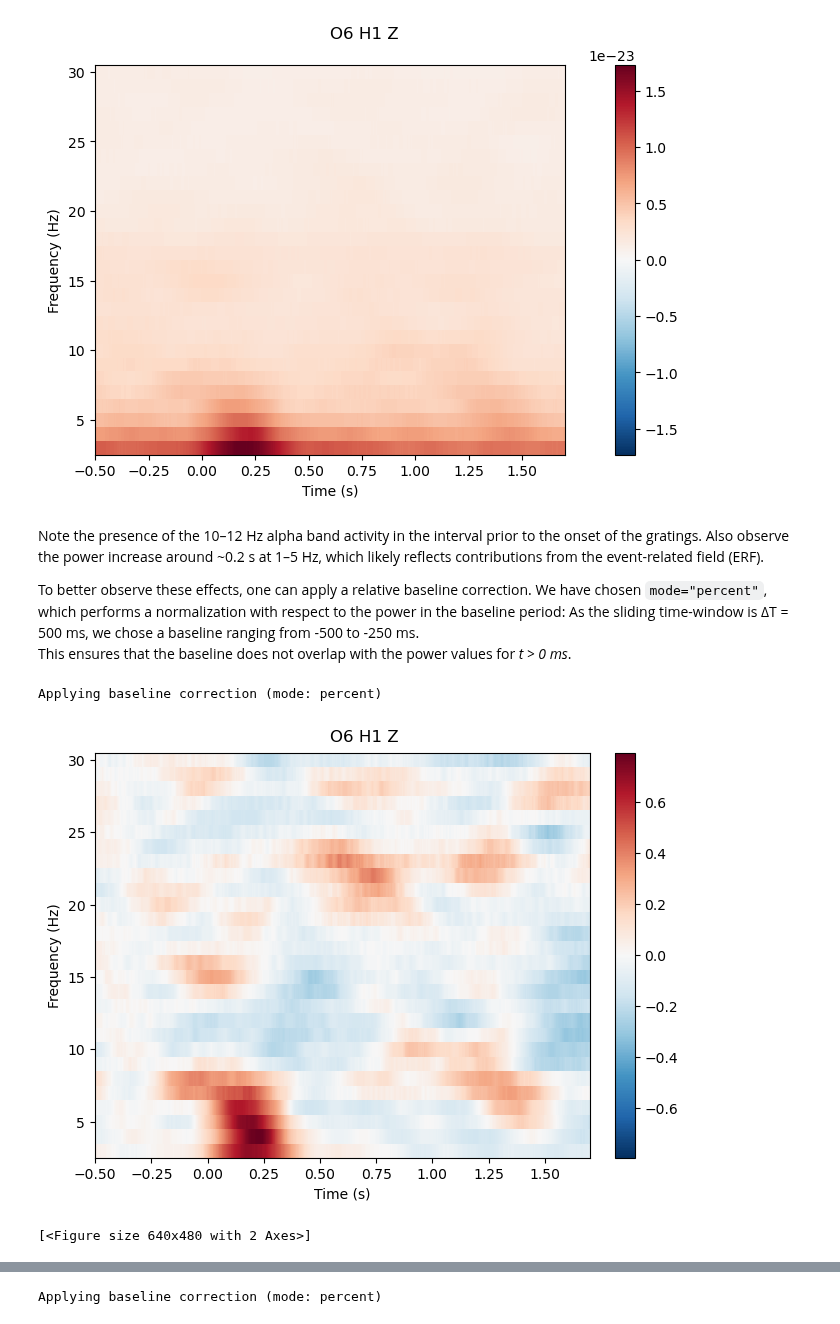
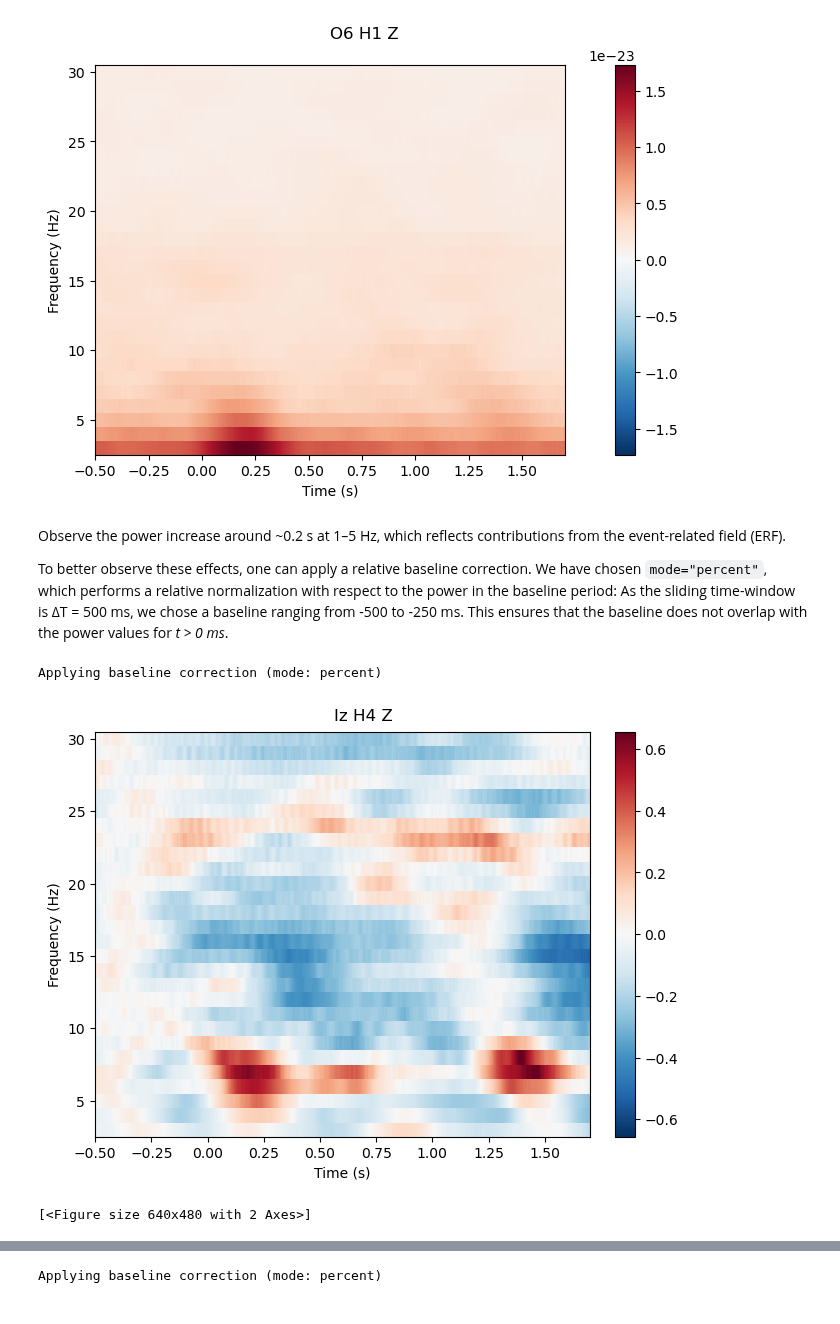
Before and after one commit to laurabpaulsen/Cerca, a Jupyter notebook: Time_Frequency.ipynb, the cells around one changed output, grey strips where cells are left out. Drawn from its saved outputs; the diff is of its cells as text; code cells hidden in the pictures.

```diff
--- a/Time_Frequency.ipynb
+++ b/Time_Frequency.ipynb
@@ -38,7 +42,8 @@ meg_suffix = 'meg'
 epo_suffix = 'epo'
 
 #data_path='C:/Users/rakshita/Documents/Cerca_raw_files'
-data_path = '/Users/o.jensen@bham.ac.uk/Library/CloudStorage/Dropbox/FLUX/OPM-Oxf/fif'
+data_path = '/Users/o.jensen@bham.ac.uk/Data/CercaOxf/fif'
+
 
 bids_root = op.join(data_path, "Cerca_Spatt_BIDS")
 deriv_root = op.join(bids_root, "derivatives/analysis")
@@ -151,21 +156,20 @@ tfr_slowL.plot(
 No baseline correction applied
 [figure]
 # %% [markdown]
-Note the presence of the 10–12 Hz alpha band activity in the interval prior to the onset of the gratings. Also observe the power increase around ~0.2 s at 1–5 Hz, which likely reflects contributions from the event-related field (ERF).
+Observe the power increase around ~0.2 s at 1–5 Hz, which reflects contributions from the event-related field (ERF).
 
-To better observe these effects, one can apply a relative baseline correction. We have chosen `mode="percent"`, which performs a normalization with respect to the power in the baseline period:
-As the sliding time-window is ΔT = 500 ms, we chose a baseline ranging from -500 to -250 ms.
-This ensures that the baseline does not overlap with the power values for *t > 0 ms*.
+To better observe these effects, one can apply a relative baseline correction. We have chosen `mode="percent"`, which performs a relative normalization with respect to the power in the baseline period: As the sliding time-window is ΔT = 500 ms, we chose a baseline ranging from -500 to -250 ms.  This ensures that the baseline does not overlap with the power values for *t > 0 ms*.
 # %%
 sensor = 'O6 H1 Z'
+sensor = 'Iz H4 Z'
 tfr_slowL.plot(
     picks=sensor,
     baseline=[-0.50,-0.25],
     mode="percent",
     tmin=-0.5, tmax=1.7,
     title=sensor)
 # %% [output]
 Applying baseline correction (mode: percent)
-[figure, old version]
+[figure, new version]
 [<Figure size 640x480 with 2 Axes>]
 # %% [markdown]
```
Also changed, not shown: parts of 29 cells of this notebook.
